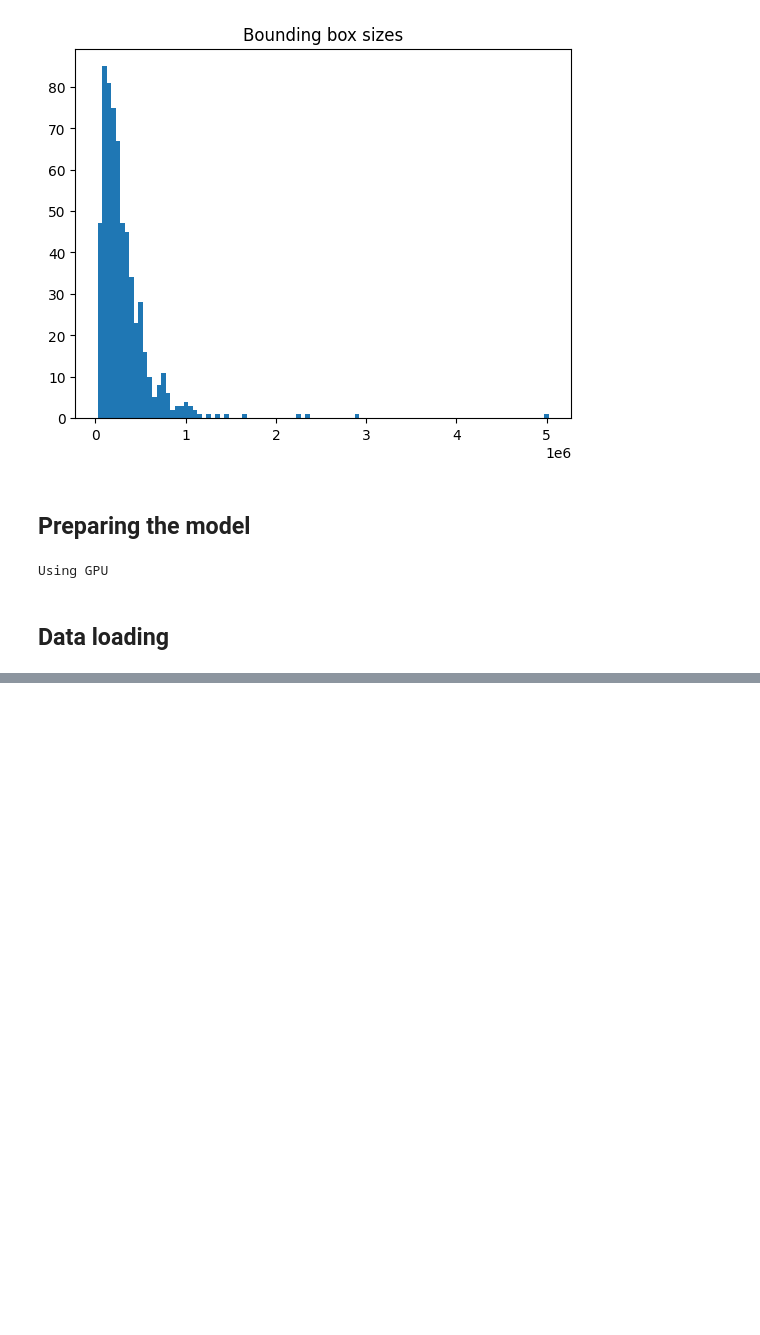
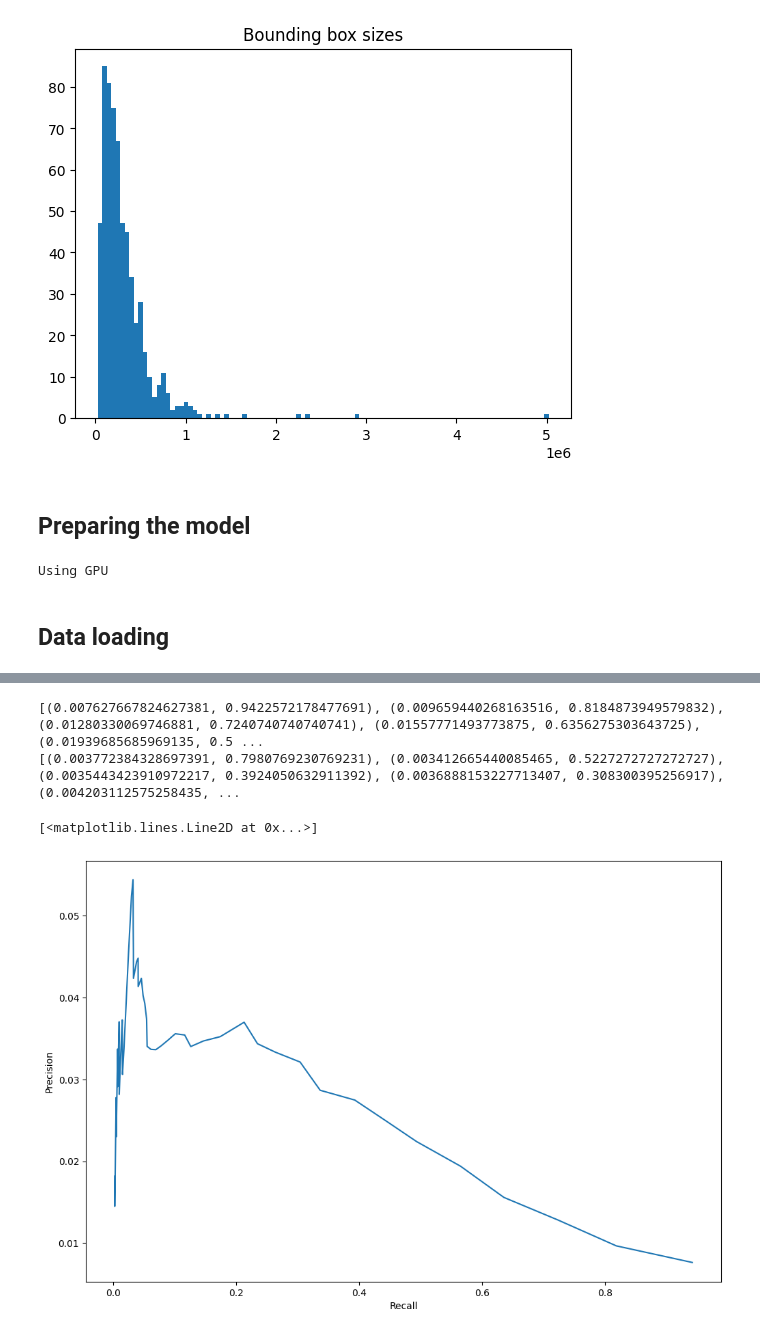
Before and after one commit to TijsVK/Counting-shells, a Jupyter notebook: Code/Baseline/owl-vit/owlvit.ipynb, the cells around one changed output, grey strips where cells are left out. Drawn from its saved outputs; the diff is of its cells as text; code cells hidden in the pictures; blank space fills up the shorter version.

Commit message:
precision recall

```diff
--- a/Code/Baseline/owl-vit/owlvit.ipynb
+++ b/Code/Baseline/owl-vit/owlvit.ipynb
@@ -668,4 +607,0 @@ df.boxplot(column=["Precision"], by=["filter_too_big"], figsize=(12, 8))
-# %%
-# sort by recall
-df.sort_values(by=["Recall"], ascending=False, inplace=True)
-print(df.head())
@@ -692,0 +694,35 @@ print(df.head())
+# %%
+precision_recall_pairs_filtered = []
+for r in results_filtered:
+    tp = r[0]
+    fp = r[1] + r[2]
+    fn = r[3]
+    precision = tp/(tp+fp) if tp+fp > 0 else 0
+    recall = tp/(tp+fn) if tp+fn > 0 else 0
+    if(precision > 0 and recall > 0):
+        precision_recall_pairs_filtered.append((precision, recall))
+
+print(precision_recall_pairs_filtered)
+
+precision_recall_pairs = []
+for r in results_pure:
+    tp = r[0]
+    fp = r[1] + r[2]
+    fn = r[3]
+    precision = tp/(tp+fp) if tp+fp > 0 else 0
+    recall = tp/(tp+fn) if tp+fn > 0 else 0
+    if(precision > 0 and recall > 0):
+        precision_recall_pairs.append((precision, recall))
+print(precision_recall_pairs)
+# %% [output]
+[(0.007627667824627381, 0.9422572178477691), (0.009659440268163516, 0.8184873949579832), (0.01280330069746881, 0.7240740740740741), (0.01557771493773875, 0.6356275303643725), (0.01939685685969135, 0.5 ...
+[(0.003772384328697391, 0.7980769230769231), (0.003412665440085465, 0.5227272727272727), (0.0035443423910972217, 0.3924050632911392), (0.0036888153227713407, 0.308300395256917), (0.004203112575258435, ...
+# %%
+# plot precision-recall curve with labels
+plt.figure(figsize=(12, 8))
+plt.xlabel("Recall")
+plt.ylabel("Precision")
+plt.plot([x[1] for x in precision_recall_pairs_filtered], [x[0] for x in precision_recall_pairs_filtered], label="filtered")
+# %% [output]
+[<matplotlib.lines.Line2D at 0x...>]
+[figure, added]
```
Also changed, not shown: parts of 13 cells of this notebook, 2 other files.
